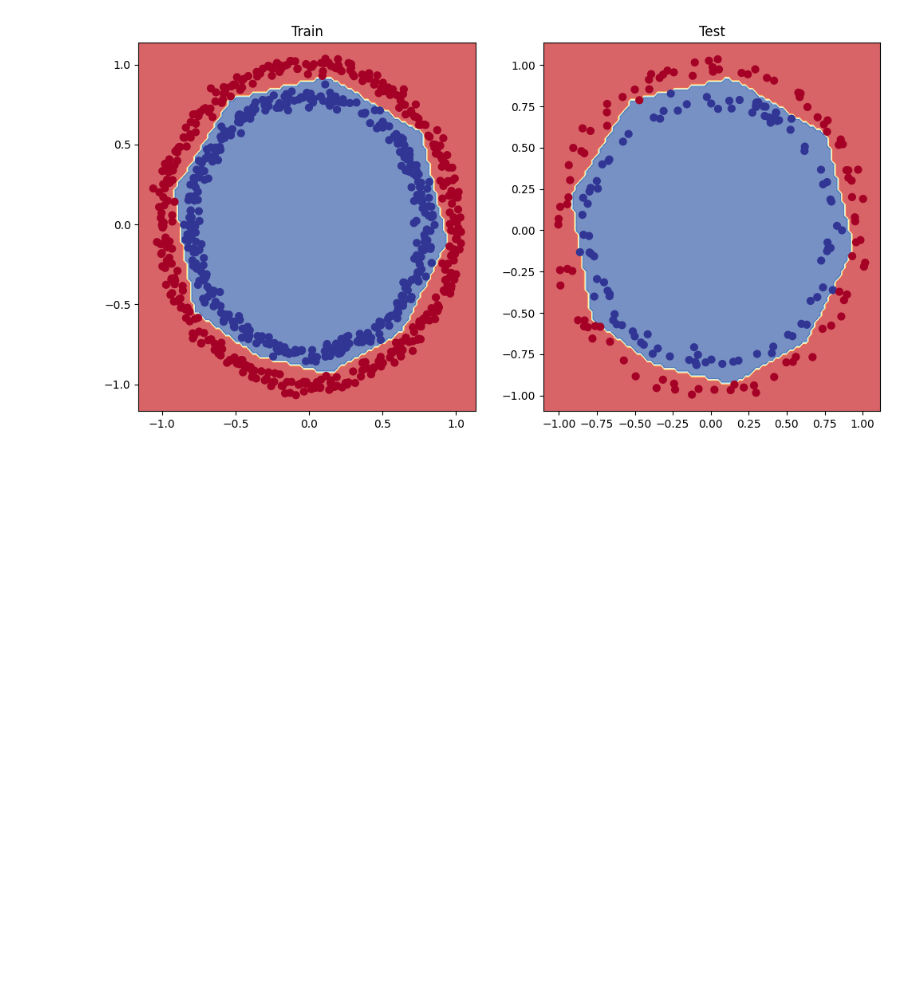
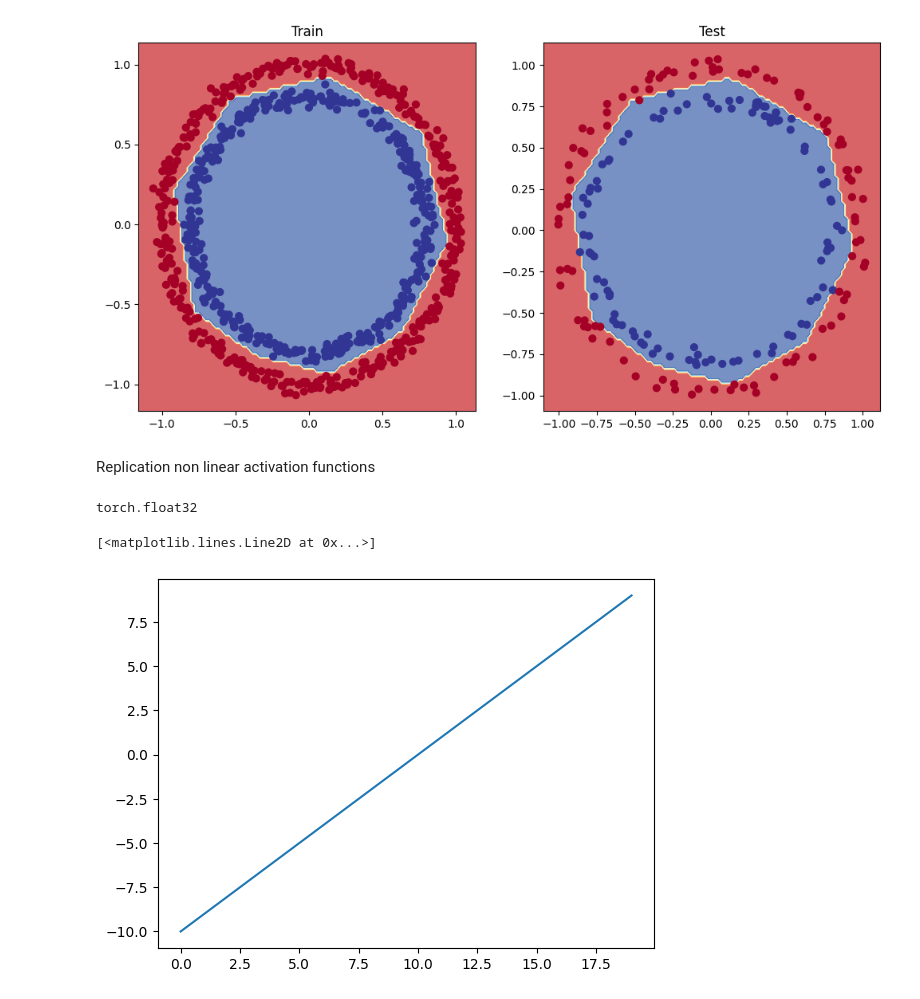
Before and after one commit to SanjaySaatyaki/pytorch_4_ml_dl, a Jupyter notebook: 02_pytorch_classification.ipynb, the cells around one changed output. Drawn from its saved outputs; the diff is of its cells as text; code cells hidden in the pictures; blank space fills up the shorter version.

```diff
--- a/02_pytorch_classification.ipynb
+++ b/02_pytorch_classification.ipynb
@@ -593,3 +593,16 @@ plt.title("Test")
 plot_decision_boundary(model_v4,X_test,y_test)
 # %% [output]
 [figure]
+# %% [markdown]
+Replication non linear activation functions
+# %%
+A = torch.arange(-10,10,1.0)
+# %%
+A.dtype
+# %% [output]
+torch.float32
+# %%
+plt.plot(A)
+# %% [output]
+[<matplotlib.lines.Line2D at 0x...>]
+[figure, added]
```
Also changed, not shown: parts of 2 cells of this notebook.
